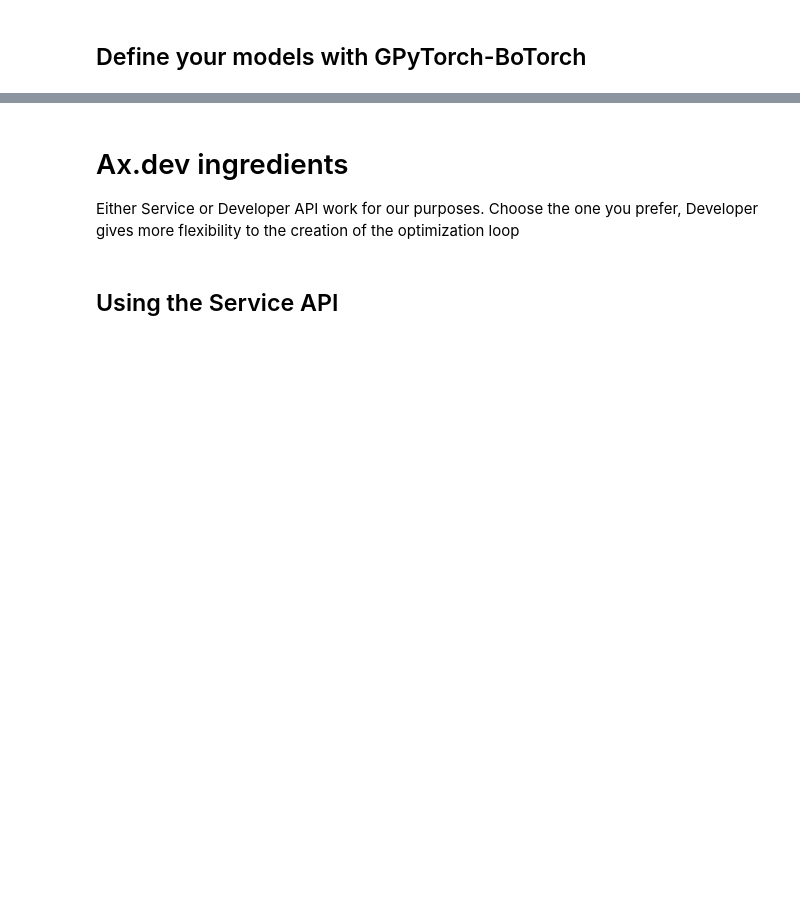
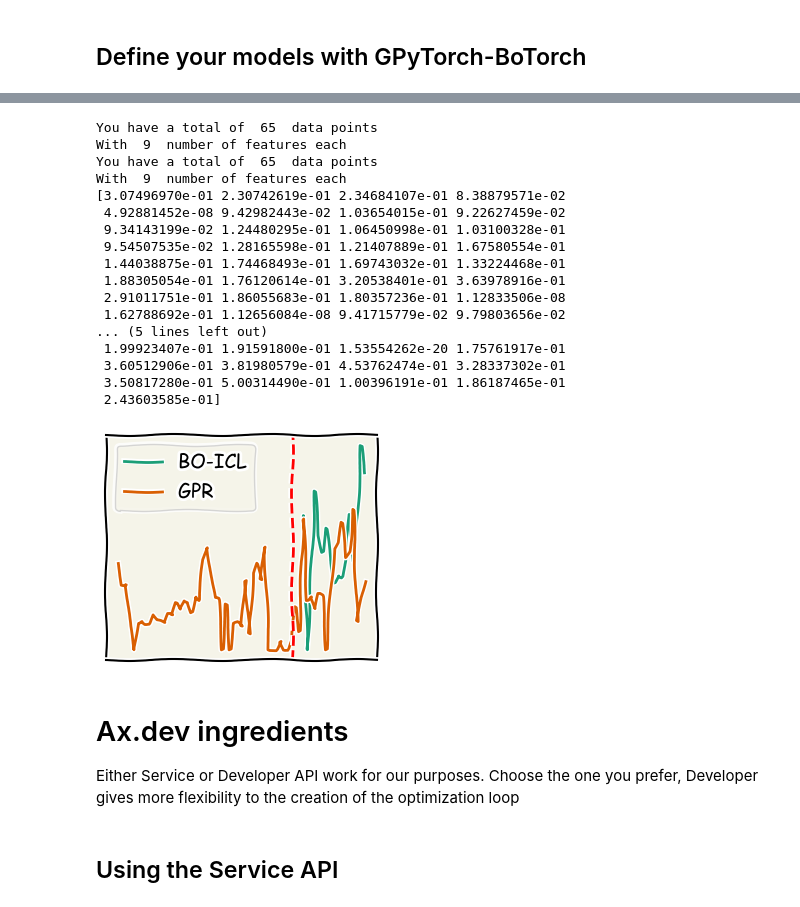
Before and after one commit to maykcaldas/BioNano-DOE, a Jupyter notebook: AgML/BOOptimizationwAx.ipynb, the cells around one changed output, grey strips where cells are left out. Cells and saved outputs as stored; diff of their text form; code cells hidden in the pictures; blank space fills up the shorter version.

```diff
--- a/AgML/BOOptimizationwAx.ipynb
+++ b/AgML/BOOptimizationwAx.ipynb
@@ -88,0 +133,53 @@ With  9  number of features each
+# %%
+
+NAME_OF_FILE_GPR = '/Users/jorgemedina/DOEFinal/DOE/AgML/Data/modified_featuresforBO_corrected_onlyJ.csv'
+mod_dataset_only_J = pd.read_csv(NAME_OF_FILE_GPR, index_col=0)
+modified_features_onlyj = mod_dataset_only_J.iloc[:,0:9] #the first ones are the features, the last one is the label
+train_final_label_onlyj = mod_dataset_only_J.iloc[:,9]
+#transform to torch
+train_final_label_pt_onlyj = torch.tensor(train_final_label_onlyj.values, dtype=torch.float)
+modified_features_pt_onlyj = torch.tensor(modified_features_onlyj.values, dtype=torch.float)
+
+print("You have a total of ", len(modified_features_onlyj), " data points")
+print("With ", len(modified_features_onlyj.columns), " number of features each")
+#print(" and ", len() , " label(s) each") # In theory you could want to do multi-objective optimization
+
+NAME_OF_FILE_NLP = '/Users/jorgemedina/DOEFinal/DOE/AgML/Data/modified_featuresforBO_corrected_onlyM.csv'
+mod_dataset_only_NLP = pd.read_csv(NAME_OF_FILE_NLP, index_col=0)
+modified_features_onlyNLP = mod_dataset_only_NLP.iloc[:,0:9] #the first ones are the features, the last one is the label
+train_final_label_onlyNLP = mod_dataset_only_NLP.iloc[:,9]
+#transform to torch
+train_final_label_pt_onlyNLP = torch.tensor(train_final_label_onlyNLP.values, dtype=torch.float)
+modified_features_pt_onlyNLP = torch.tensor(modified_features_onlyNLP.values, dtype=torch.float)
+
+print("You have a total of ", len(modified_features_onlyNLP), " data points")
+print("With ", len(modified_features_onlyNLP.columns), " number of features each")
+#print(" and ", len() , " label(s) each") # In theory you could want to do multi-objective optimization
+
+
+print(train_final_label_onlyj.to_numpy())
+with plt.xkcd():
+    plt.plot(train_final_label_onlyNLP.to_numpy(),label='BO-ICL')
+    plt.plot(train_final_label_onlyj.to_numpy(),label='GPR')
+    #add a vertical line at trial 49
+    plt.axvline(x=45, color='r', linestyle='--')
+    #remove ticks
+    plt.xticks([])
+    plt.yticks([])
+
+    plt.legend()
+    plt.show()
+############################################################################################################
+# plt.plot(train_final_label_onlyj,label='GPR')
+# plt.plot(train_final_label_onlyNLP,label='BO-ICL')
+# #add a vertical line at trial 49
+# plt.axvline(x=45, color='r', linestyle='--')
+# plt.ylabel('QY*AUC2')
+# plt.xlabel('Trial')
+# plt.title("BO-ICL vs GPR")
+# plt.legend()
+# plt.show()
+
+
+# modified_features.head() # What are the columns? That might be good to have it in the .csv file
+# %% [output]
@@ -89,3 +203,21 @@ With  9  number of features each
+You have a total of  65  data points
+With  9  number of features each
+You have a total of  65  data points
+With  9  number of features each
+[3.07496970e-01 2.30742619e-01 2.34684107e-01 8.38879571e-02
+ 4.92881452e-08 9.42982443e-02 1.03654015e-01 9.22627459e-02
+ 9.34143199e-02 1.24480295e-01 1.06450998e-01 1.03100328e-01
+ 9.54507535e-02 1.28165598e-01 1.21407889e-01 1.67580554e-01
+ 1.44038875e-01 1.74468493e-01 1.69743032e-01 1.33224468e-01
+ 1.88305054e-01 1.76120614e-01 3.20538401e-01 3.63978916e-01
+ 2.91011751e-01 1.86055683e-01 1.80357236e-01 1.12833506e-08
+ 1.62788692e-01 1.12656084e-08 9.41715779e-02 9.79803656e-02
+... (5 lines left out)
+ 1.99923407e-01 1.91591800e-01 1.53554262e-20 1.75761917e-01
+ 3.60512906e-01 3.81980579e-01 4.53762474e-01 3.28337302e-01
+ 3.50817280e-01 5.00314490e-01 1.00396191e-01 1.86187465e-01
+ 2.43603585e-01]
+[figure, added]
 # %%
 ### This is how i figure base on a lot of conversation and trial and error that you can
 ### initialize your model classes for use with Ax.dev framework. (e.g. speficying the likelihood directly in the __init__)
```
Also changed, not shown: parts of 24 cells of this notebook.
